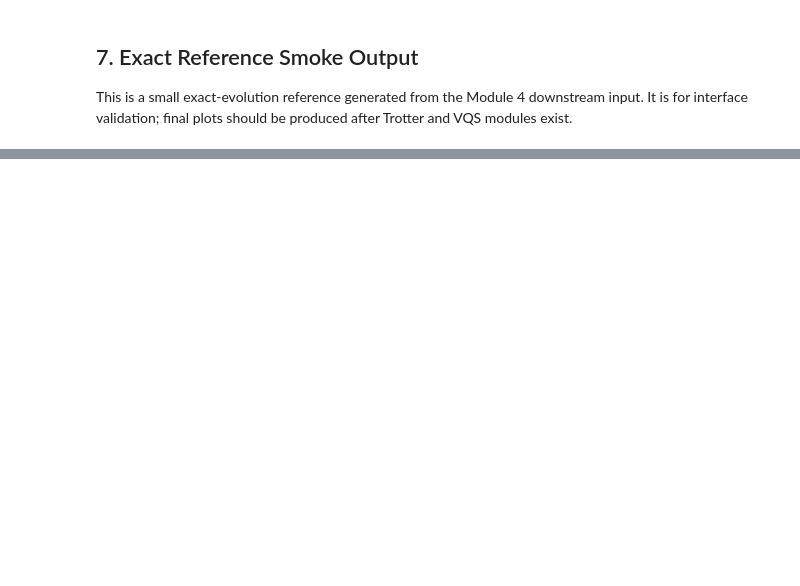
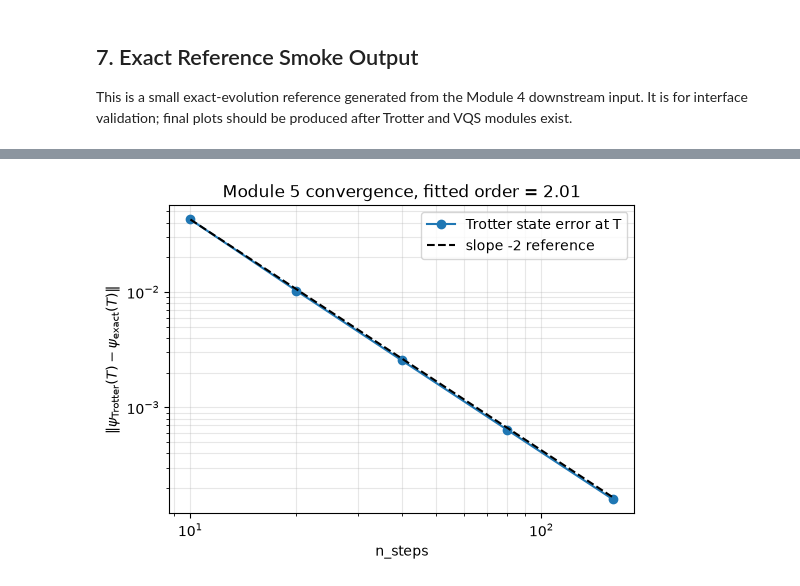
Before and after one commit to Renoir-J/235_Final_Project, a Jupyter notebook: code/main_skeleton.ipynb, the cells around one changed output, grey strips where cells are left out. Cells and saved outputs as stored; diff of their text form; code cells hidden in the pictures; blank space fills up the shorter version.

```diff
--- a/code/main_skeleton.ipynb
+++ b/code/main_skeleton.ipynb
@@ -289,0 +587,16 @@ plt.show()
+# %%
+conv_n = module5_arrays["conv_n_steps"]
+conv_err = module5_arrays["conv_final_state_error"]
+order = module5_metadata["convergence"]["order_estimate"]
+
+plt.figure(figsize=(6, 4))
+plt.loglog(conv_n, conv_err, "o-", label="Trotter state error at T")
+plt.loglog(conv_n, conv_err[0] * (conv_n / conv_n[0]) ** -2.0, "k--", label="slope -2 reference")
+plt.xlabel("n_steps")
+plt.ylabel(r"$\|\psi_{\mathrm{Trotter}}(T)-\psi_{\mathrm{exact}}(T)\|$")
+plt.title(f"Module 5 convergence, fitted order = {order:.2f}")
+plt.grid(True, which="both", alpha=0.3)
+plt.legend()
+plt.show()
+# %% [output]
+[figure, added]
```
Also changed, not shown: parts of 17 cells of this notebook, 5 other files.
